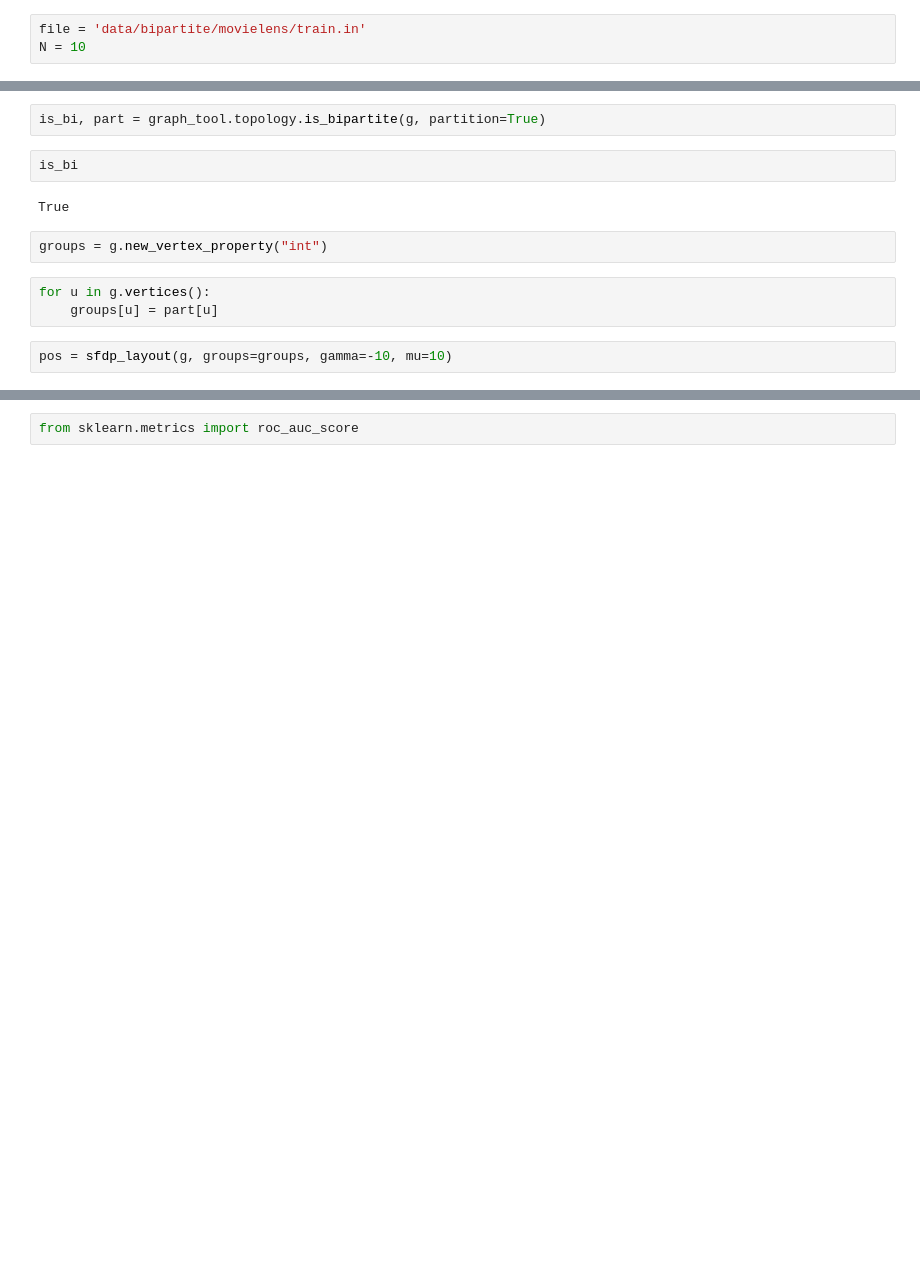
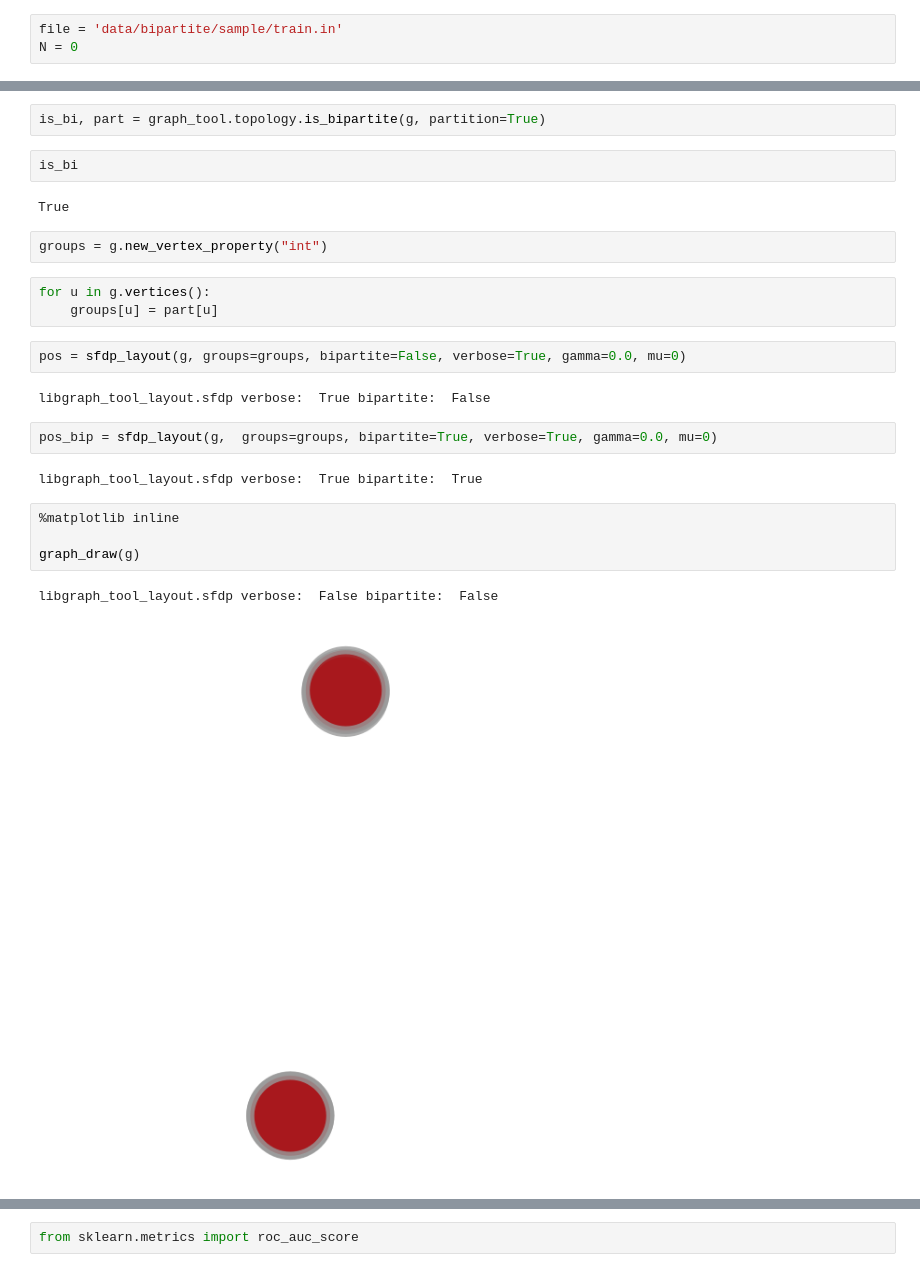
Before and after one commit to KashinYana/link-prediction, a Jupyter notebook: Bipartite.ipynb, the cells around one changed output, grey strips where cells are left out. Drawn from its saved outputs; the diff is of its cells as text; blank space fills up the shorter version.

```diff
--- a/Bipartite.ipynb
+++ b/Bipartite.ipynb
@@ -1,6 +1,6 @@
 # %%
-file = 'data/bipartite/movielens/train.in'
-N = 10
+file = 'data/bipartite/sample/train.in'
+N = 0
 # %%
 import tools
 # %%
@@ -56,4 +56,17 @@ groups = g.new_vertex_property("int")
 for u in g.vertices():
     groups[u] = part[u]
 # %%
-pos = sfdp_layout(g, groups=groups, gamma=-10, mu=10)
+pos = sfdp_layout(g, groups=groups, bipartite=False, verbose=True, gamma=0.0, mu=0)
+# %% [output]
+libgraph_tool_layout.sfdp verbose:  True bipartite:  False
+# %%
+pos_bip = sfdp_layout(g,  groups=groups, bipartite=True, verbose=True, gamma=0.0, mu=0)
+# %% [output]
+libgraph_tool_layout.sfdp verbose:  True bipartite:  True
+# %%
+%matplotlib inline
+
+graph_draw(g)
+# %% [output]
+libgraph_tool_layout.sfdp verbose:  False bipartite:  False
+[figure, added]
```
Also changed, not shown: parts of 7 cells of this notebook, 4 other files.
